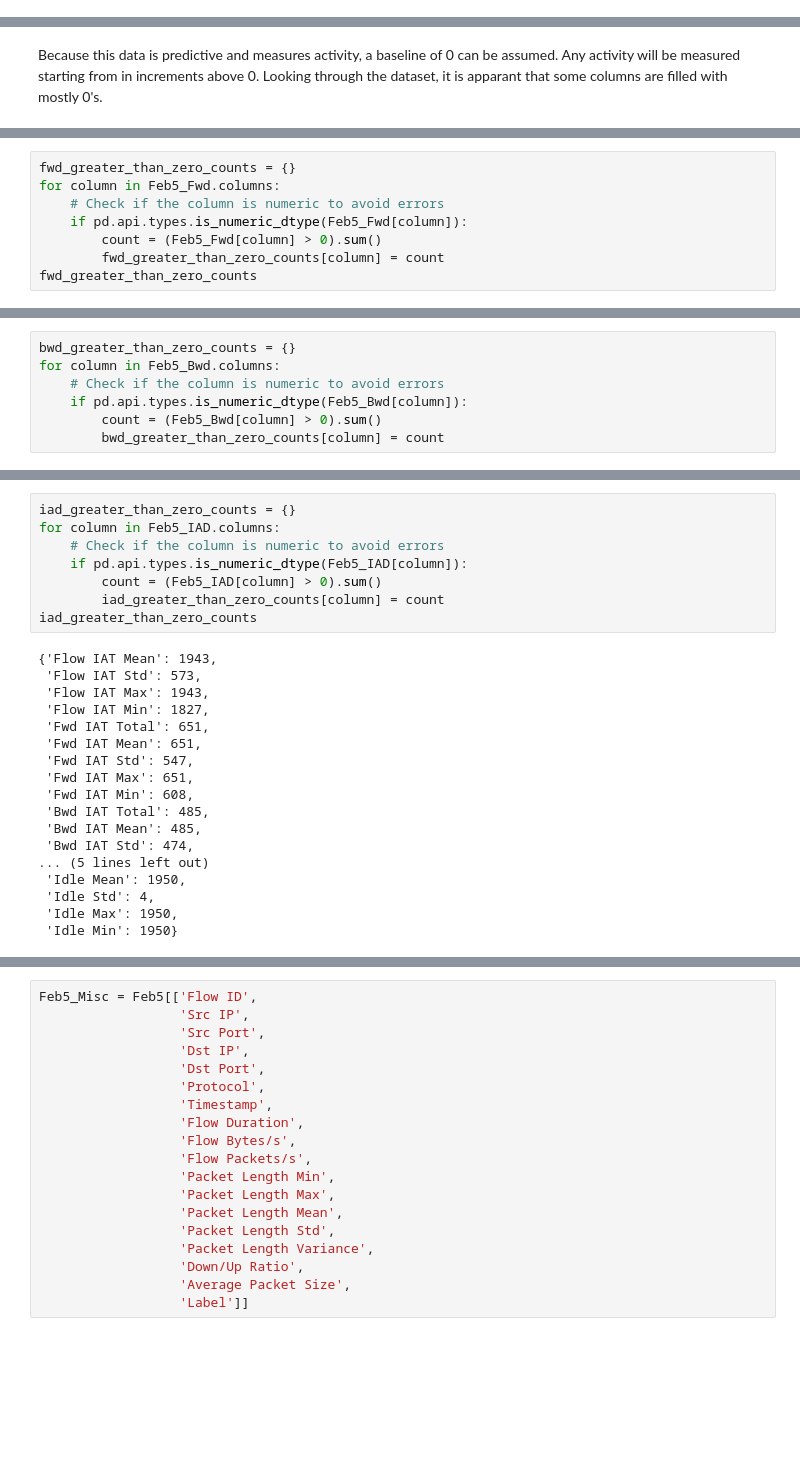
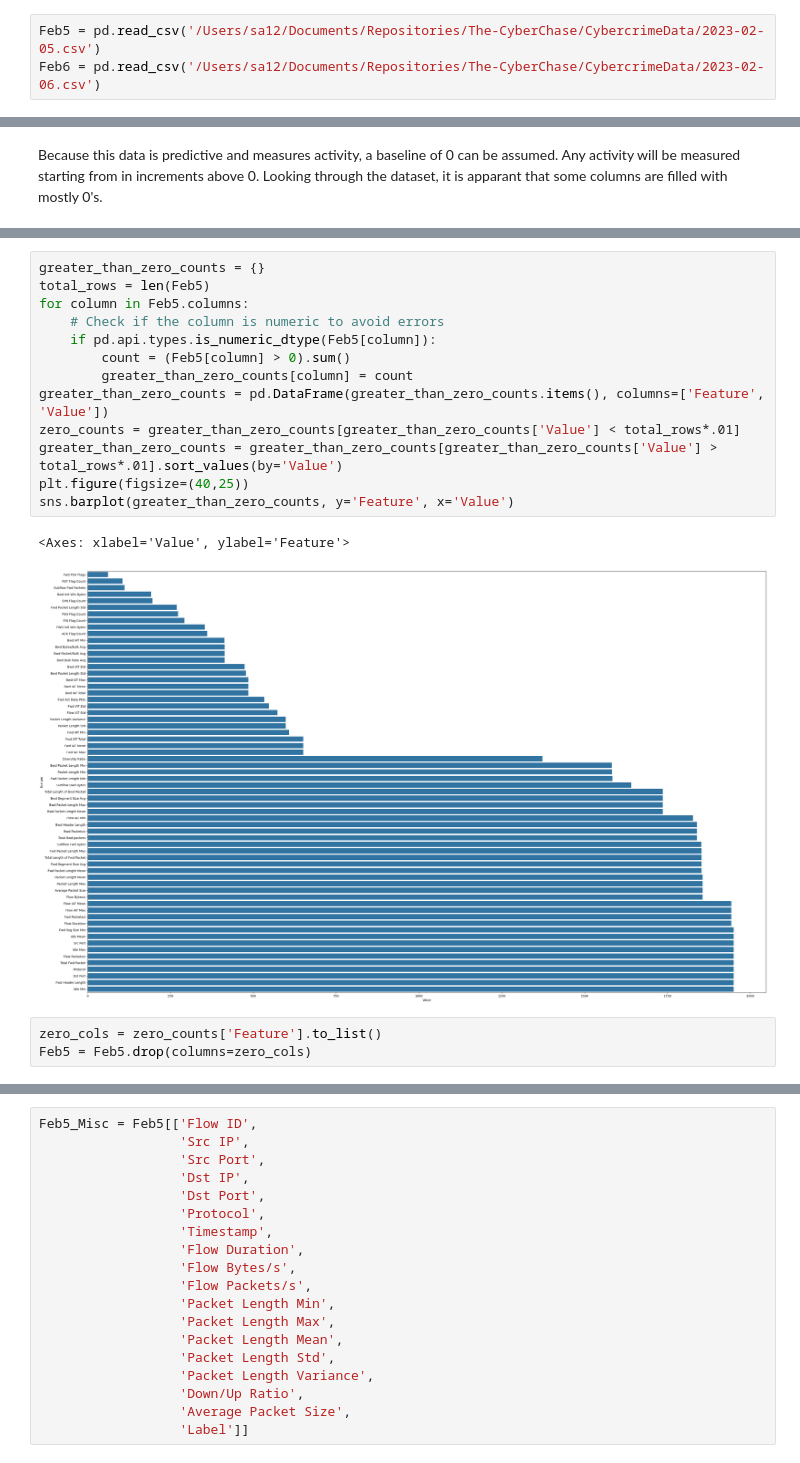
Before and after one commit to Totally-Kyle/The-CyberChase, a Jupyter notebook: Feb5.ipynb, the cells around one changed output, grey strips where cells are left out. Cells and saved outputs as stored; diff of their text form; blank space fills up the shorter version.

```diff
--- a/Feb5.ipynb
+++ b/Feb5.ipynb
@@ -21,3 +12,6 @@ Feb12 = pd.read_csv('/Users/sa12/Desktop/CybercrimeData/2023-02-12.csv')
+# %%
+Feb5 = pd.read_csv('/Users/sa12/Documents/Repositories/The-CyberChase/CybercrimeData/2023-02-05.csv')
+Feb6 = pd.read_csv('/Users/sa12/Documents/Repositories/The-CyberChase/CybercrimeData/2023-02-06.csv')
 # %%
 Feb5.describe()
 # %% [output]
@@ -143,8 +36,0 @@ Feb5_Fwd.describe()
-# %%
-fwd_greater_than_zero_counts = {}
-for column in Feb5_Fwd.columns:
-    # Check if the column is numeric to avoid errors
-    if pd.api.types.is_numeric_dtype(Feb5_Fwd[column]):
-        count = (Feb5_Fwd[column] > 0).sum()
-        fwd_greater_than_zero_counts[column] = count
-fwd_greater_than_zero_counts
@@ -208,7 +36,0 @@ Name: Bwd Packets/s, Length: 100, dtype: float64
-# %%
-bwd_greater_than_zero_counts = {}
-for column in Feb5_Bwd.columns:
-    # Check if the column is numeric to avoid errors
-    if pd.api.types.is_numeric_dtype(Feb5_Bwd[column]):
-        count = (Feb5_Bwd[column] > 0).sum()
-        bwd_greater_than_zero_counts[column] = count
@@ -267,26 +37,19 @@ Feb5_IAD.describe()
-# %%
-iad_greater_than_zero_counts = {}
-for column in Feb5_IAD.columns:
-    # Check if the column is numeric to avoid errors
-    if pd.api.types.is_numeric_dtype(Feb5_IAD[column]):
-        count = (Feb5_IAD[column] > 0).sum()
-        iad_greater_than_zero_counts[column] = count
-iad_greater_than_zero_counts
-# %% [output]
-{'Flow IAT Mean': 1943,
- 'Flow IAT Std': 573,
- 'Flow IAT Max': 1943,
- 'Flow IAT Min': 1827,
- 'Fwd IAT Total': 651,
- 'Fwd IAT Mean': 651,
- 'Fwd IAT Std': 547,
- 'Fwd IAT Max': 651,
- 'Fwd IAT Min': 608,
- 'Bwd IAT Total': 485,
- 'Bwd IAT Mean': 485,
- 'Bwd IAT Std': 474,
-... (5 lines left out)
- 'Idle Mean': 1950,
- 'Idle Std': 4,
- 'Idle Max': 1950,
- 'Idle Min': 1950}
+# %%
+greater_than_zero_counts = {}
+total_rows = len(Feb5)
+for column in Feb5.columns:
+    # Check if the column is numeric to avoid errors
+    if pd.api.types.is_numeric_dtype(Feb5[column]):
+        count = (Feb5[column] > 0).sum()
+        greater_than_zero_counts[column] = count
+greater_than_zero_counts = pd.DataFrame(greater_than_zero_counts.items(), columns=['Feature', 'Value'])
+zero_counts = greater_than_zero_counts[greater_than_zero_counts['Value'] < total_rows*.01]
+greater_than_zero_counts = greater_than_zero_counts[greater_than_zero_counts['Value'] > total_rows*.01].sort_values(by='Value')
+plt.figure(figsize=(40,25))
+sns.barplot(greater_than_zero_counts, y='Feature', x='Value')
+# %% [output]
+<Axes: xlabel='Value', ylabel='Feature'>
+[figure, added]
+# %%
+zero_cols = zero_counts['Feature'].to_list()
+Feb5 = Feb5.drop(columns=zero_cols)
```
Also changed, not shown: parts of 45 cells of this notebook.
